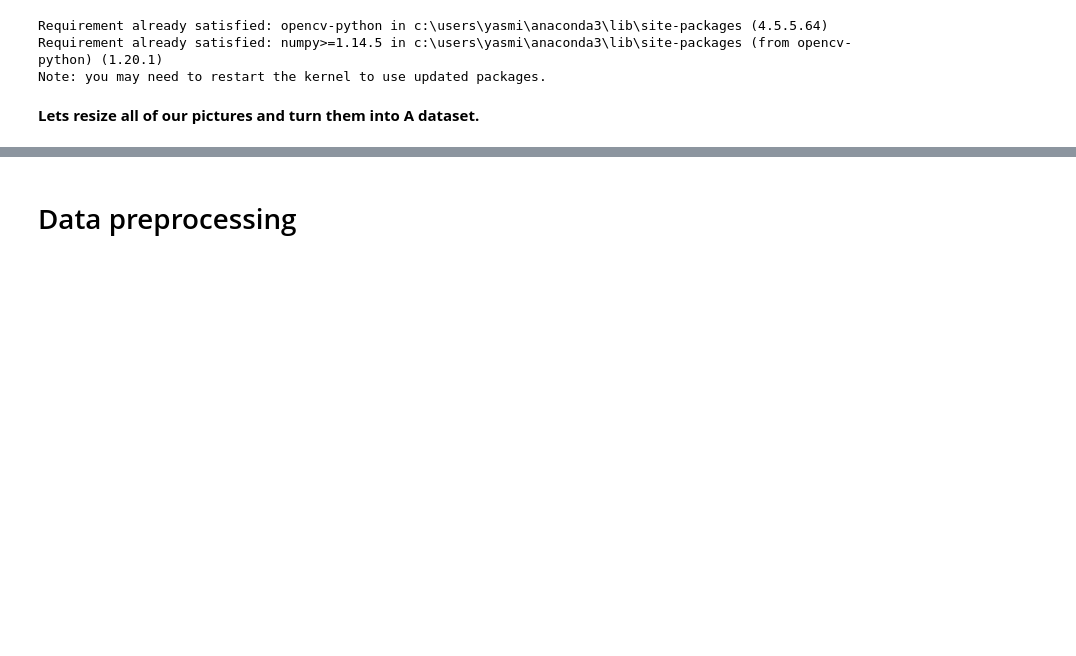
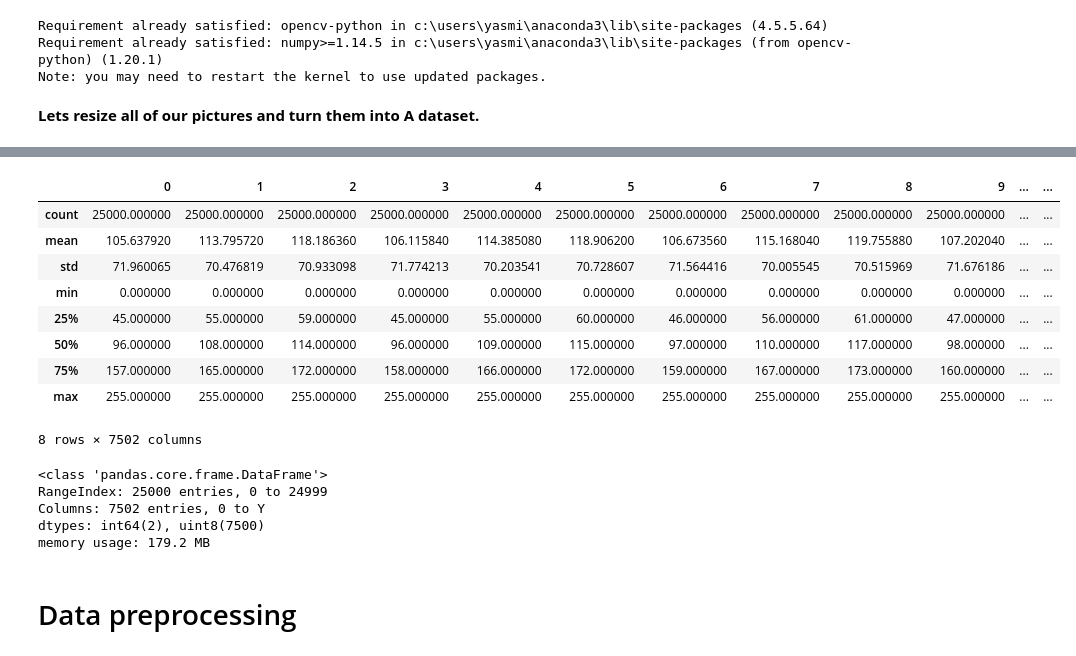
Before and after one commit to Yasmin0610/OurProject, a Jupyter notebook: Cats vs Dogs.ipynb, the cells around one changed output, grey strips where cells are left out. Cells and saved outputs as stored; diff of their text form; code cells hidden in the pictures; blank space fills up the shorter version.

```diff
--- a/Cats vs Dogs.ipynb
+++ b/Cats vs Dogs.ipynb
@@ -106,3 +94,24 @@ df.tail()
+# %%
+df.describe()
+# %% [output]
+|  | 0 | 1 | 2 | 3 | 4 | 5 | 6 | 7 | 8 | 9 | ... | ... |
+| count | 25000.000000 | 25000.000000 | 25000.000000 | 25000.000000 | 25000.000000 | 25000.000000 | 25000.000000 | 25000.000000 | 25000.000000 | 25000.000000 | ... | ... |
+| mean | 105.637920 | 113.795720 | 118.186360 | 106.115840 | 114.385080 | 118.906200 | 106.673560 | 115.168040 | 119.755880 | 107.202040 | ... | ... |
+| std | 71.960065 | 70.476819 | 70.933098 | 71.774213 | 70.203541 | 70.728607 | 71.564416 | 70.005545 | 70.515969 | 71.676186 | ... | ... |
+| min | 0.000000 | 0.000000 | 0.000000 | 0.000000 | 0.000000 | 0.000000 | 0.000000 | 0.000000 | 0.000000 | 0.000000 | ... | ... |
+| 25% | 45.000000 | 55.000000 | 59.000000 | 45.000000 | 55.000000 | 60.000000 | 46.000000 | 56.000000 | 61.000000 | 47.000000 | ... | ... |
+| 50% | 96.000000 | 108.000000 | 114.000000 | 96.000000 | 109.000000 | 115.000000 | 97.000000 | 110.000000 | 117.000000 | 98.000000 | ... | ... |
+| 75% | 157.000000 | 165.000000 | 172.000000 | 158.000000 | 166.000000 | 172.000000 | 159.000000 | 167.000000 | 173.000000 | 160.000000 | ... | ... |
+| max | 255.000000 | 255.000000 | 255.000000 | 255.000000 | 255.000000 | 255.000000 | 255.000000 | 255.000000 | 255.000000 | 255.000000 | ... | ... |
+8 rows × 7502 columns
+# %%
+df.info()
+# %% [output]
+<class 'pandas.core.frame.DataFrame'>
+RangeIndex: 25000 entries, 0 to 24999
+Columns: 7502 entries, 0 to Y
+dtypes: int64(2), uint8(7500)
+memory usage: 179.2 MB
 # %% [markdown]
 # Data preprocessing
 # %%
```
Also changed, not shown: parts of 4 cells of this notebook.
